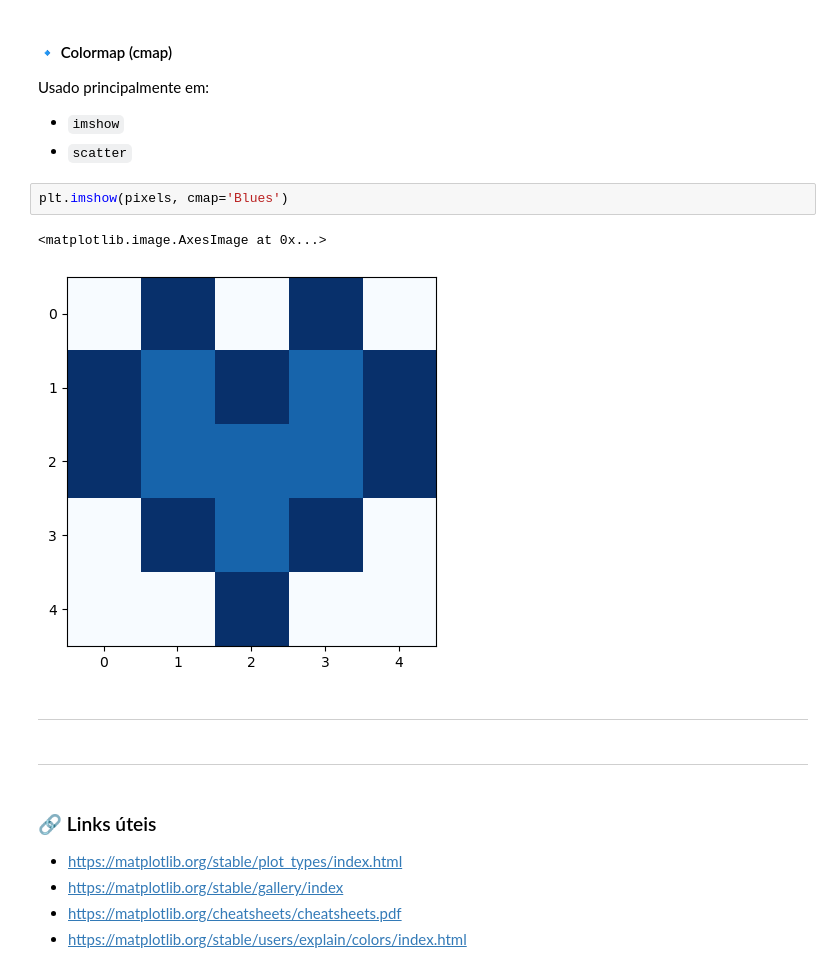
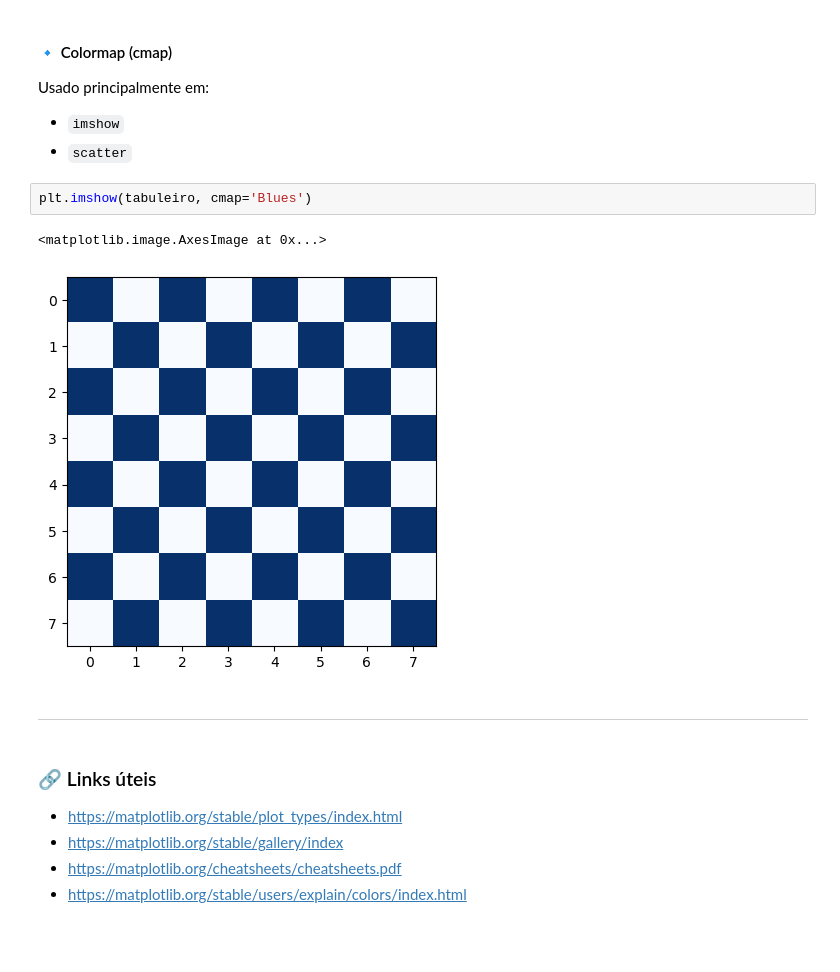
Before and after one commit to josicleytonsantos/data-science, a Jupyter notebook: personal-projects/studies/ICMC-USP/5-exploring_matplotlib.ipynb, the cells around one changed output. Drawn from its saved outputs; the diff is of its cells as text; blank space fills up the shorter version.

```diff
--- a/personal-projects/studies/ICMC-USP/5-exploring_matplotlib.ipynb
+++ b/personal-projects/studies/ICMC-USP/5-exploring_matplotlib.ipynb
@@ -233,14 +233,12 @@ Usado principalmente em:
 * `imshow`
 * `scatter`
 # %%
-plt.imshow(pixels, cmap='Blues')
+plt.imshow(tabuleiro, cmap='Blues')
 # %% [output]
 <matplotlib.image.AxesImage at 0x...>
-[figure, old version]
+[figure, new version]
 # %% [markdown]
 ---
-# %% [markdown]
----
 # %% [markdown]
 ### 🔗 Links úteis
 
```
Also changed, not shown: 1 other file.
